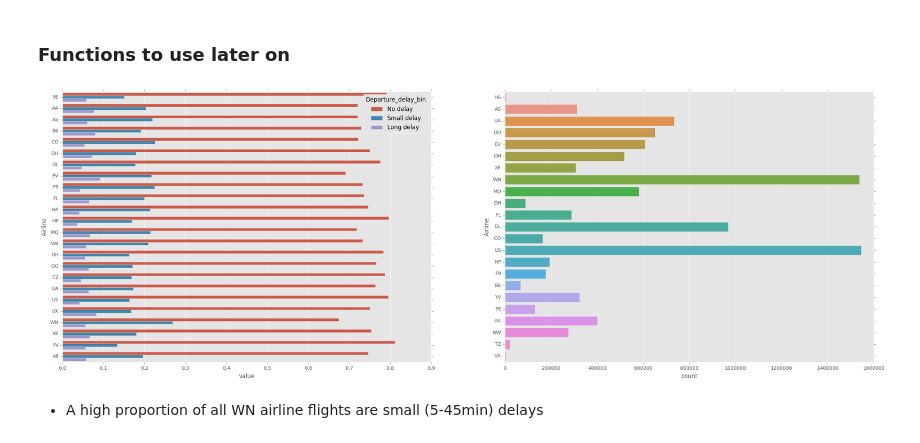
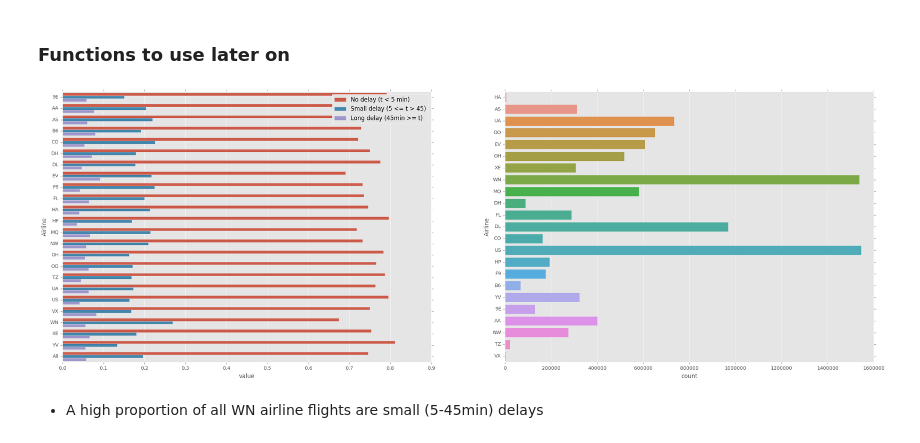
Before and after one commit to mattdns1006/flight, a Jupyter notebook: datatonic.ipynb, the cells around one changed output. Drawn from its saved outputs; the diff is of its cells as text; code cells hidden in the pictures.

```diff
--- a/datatonic.ipynb
+++ b/datatonic.ipynb
@@ -230,21 +230,21 @@ def plot_two_dist(dist1,dist2,title_append=''): # plot function used later
 # %%
 delays_airline = pd.crosstab(flights['Airline'],flights['Departure_delay_bin'],margins=True)
 delays_airline = delays_airline[delays_airline.All>1000] # consider states who have had at least 1000 flights
 delays_airline.drop('All',axis=1,inplace=True)
 delays_airline_prop = delays_airline.div(delays_airline.sum(axis=1), axis=0)
 delays_airline_prop_stack = delays_airline_prop.stack().reset_index().rename(columns={0:'value'}) # for sns
 
 f, (ax1,ax2) = plt.subplots(1, 2,figsize=(30,10))
 sns.countplot(y='Airline',data=flights,ax=ax2)
 sns.barplot(y=delays_airline_prop_stack.Airline, x=delays_airline_prop_stack.value,
             hue=delays_airline_prop_stack.Departure_delay_bin,ax=ax1);
-
+L = ax1.legend()
 L.get_texts()[0].set_text('No delay (t < 5 min)')
 L.get_texts()[1].set_text('Small delay (5 <= t > 45)')
 L.get_texts()[2].set_text('Long delay (45min >= t)')
 plt.show()
 # %% [output]
-[figure, old version]
+[figure, new version]
 # %% [markdown]
 * A high proportion of all WN airline flights are small (5-45min) delays
 # %% [markdown]
```
Also changed, not shown: parts of 12 cells of this notebook.
